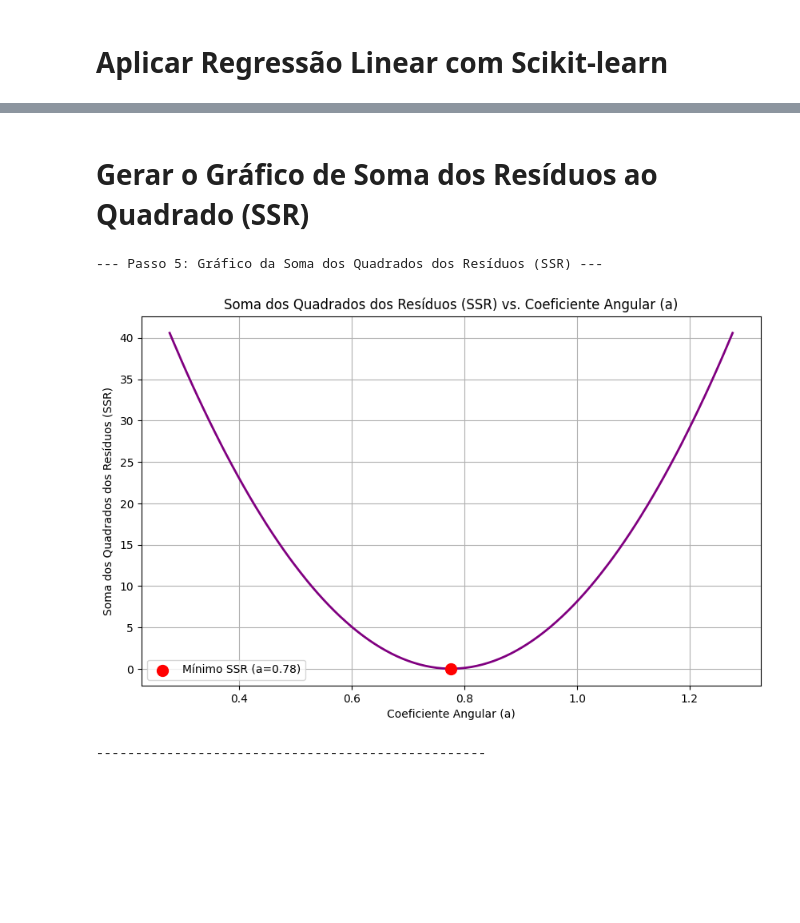
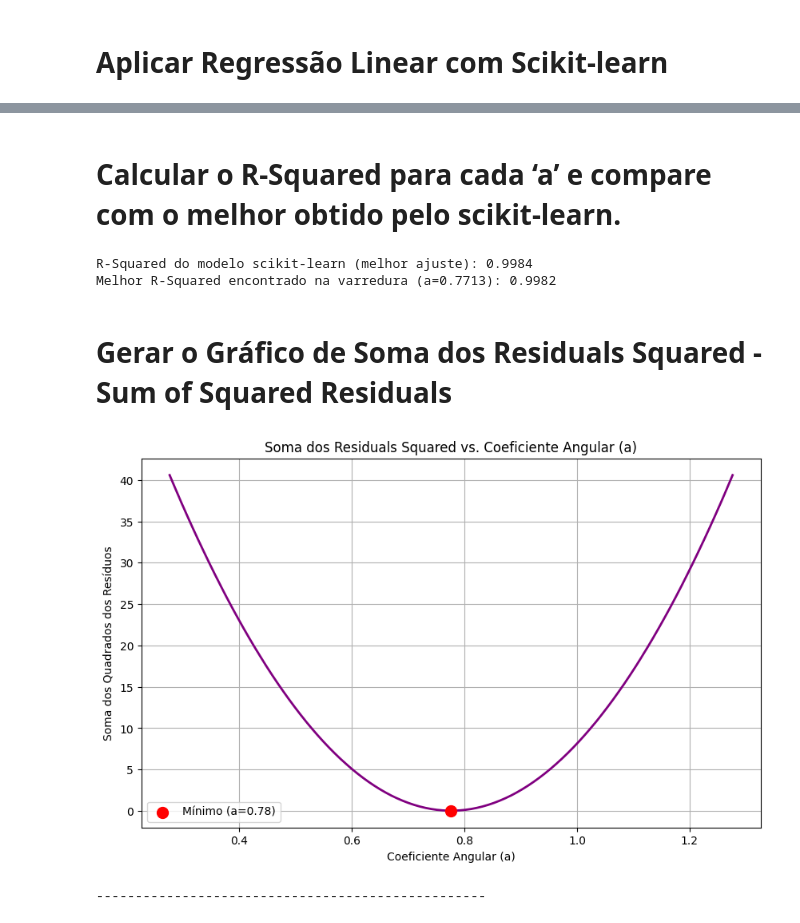
Before and after one commit to rafhaelmonteiro/Inteligencia-Computacional-Ciencia-de-dados, a Jupyter notebook: segunda_avaliacao/atividade2.1/Atv_2_B.ipynb, the cells around one changed output, grey strips where cells are left out. Cells and saved outputs as stored; diff of their text form; code cells hidden in the pictures; blank space fills up the shorter version.

```diff
--- a/segunda_avaliacao/atividade2.1/Atv_2_B.ipynb
+++ b/segunda_avaliacao/atividade2.1/Atv_2_B.ipynb
@@ -160,0 +145,2 @@ print("-" * 50)
+# %% [markdown]
+# Calcular o R-Squared para cada ‘a’ e compare com o melhor obtido pelo scikit-learn.
@@ -161,38 +164,28 @@ print("-" * 50)
+# %%
+# Encontrar o índice do melhor R-squared
+best_r2_index = np.argmax(r_squared_values)
+best_r2_slope = slopes_for_ssr_plot[best_r2_index]
+best_r2_value = r_squared_values[best_r2_index]
+
+print(f"R-Squared do modelo scikit-learn (melhor ajuste): {model_sklearn.score(X_peso_reshaped, y_tamanho):.4f}")
+print(f"Melhor R-Squared encontrado na varredura (a={best_r2_slope:.4f}): {best_r2_value:.4f}")
+# %% [output]
+R-Squared do modelo scikit-learn (melhor ajuste): 0.9984
+Melhor R-Squared encontrado na varredura (a=0.7713): 0.9982
 # %% [markdown]
-# Gerar o Gráfico de Soma dos Resíduos ao Quadrado (SSR)
+# Gerar o Gráfico de Soma dos Residuals Squared - Sum of Squared Residuals
 # %%
-print("\n--- Passo 5: Gráfico da Soma dos Quadrados dos Resíduos (SSR) ---")
-
-# Usar um range mais fino de coeficientes angulares para a curva
-slopes_for_ssr_plot = np.linspace(best_slope - 0.5, best_slope + 0.5, 100)
-ssr_values = []
-r_squared_values = []
-
-for slope in slopes_for_ssr_plot:
-    y_pred = intercepto_sklearn + slope * X_peso
-    residuals = y_tamanho - y_pred
-    ssr = np.sum(residuals**2)
-    ssr_values.append(ssr)
-
-    # Calcular R-squared para cada 'a'
-    ss_total = np.sum((y_tamanho - np.mean(y_tamanho))**2)
-    ss_residual = ssr
-    r2 = 1 - (ss_residual / ss_total)
-    r_squared_values.append(r2)
-
-
 plt.figure(figsize=(10, 6))
 plt.plot(slopes_for_ssr_plot, ssr_values, color='purple', linewidth=2)
 plt.scatter(best_slope, np.sum((y_tamanho - (intercepto_sklearn + best_slope * X_peso))**2),
-            color='red', s=100, zorder=5, label=f'Mínimo SSR (a={best_slope:.2f})')
-plt.title('Soma dos Quadrados dos Resíduos (SSR) vs. Coeficiente Angular (a)')
+            color='red', s=100, zorder=5, label=f'Mínimo (a={best_slope:.2f})')
+plt.title('Soma dos Residuals Squared vs. Coeficiente Angular (a)')
 plt.xlabel('Coeficiente Angular (a)')
-plt.ylabel('Soma dos Quadrados dos Resíduos (SSR)')
+plt.ylabel('Soma dos Quadrados dos Resíduos')
 plt.grid(True)
 plt.legend()
 plt.show()
 print("-" * 50)
 # %% [output]
+[figure, new version]
---- Passo 5: Gráfico da Soma dos Quadrados dos Resíduos (SSR) ---
+--------------------------------------------------
-[figure, old version]
---------------------------------------------------
```
Also changed, not shown: parts of 17 cells of this notebook, 2 other files.
